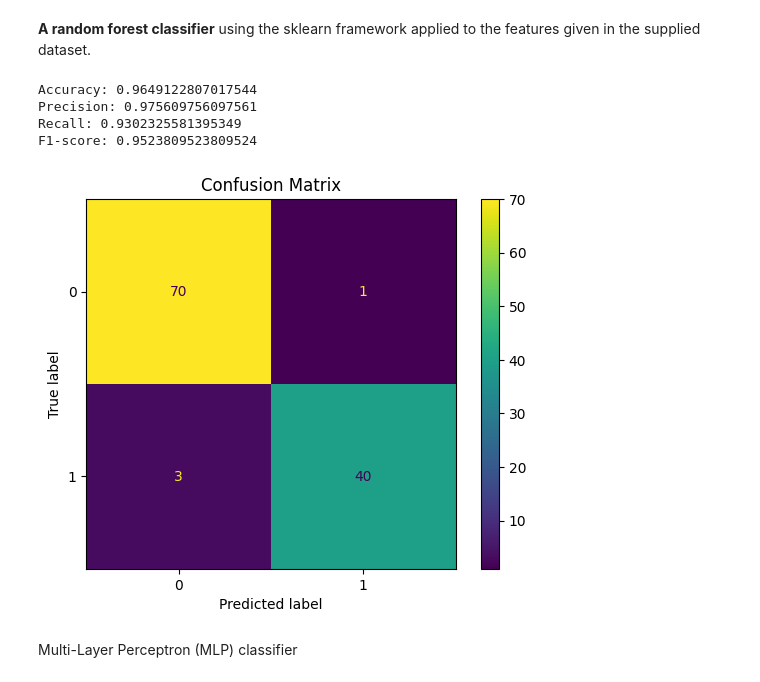
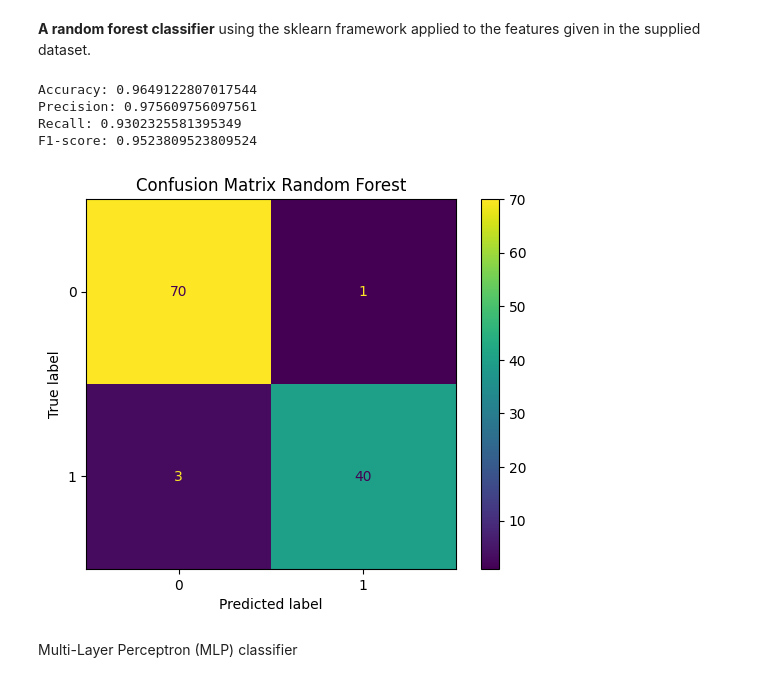
Before and after one commit to CXianRen/DAT410, a Jupyter notebook: Assignment/A4/main.ipynb, the cells around one changed output. Drawn from its saved outputs; the diff is of its cells as text; code cells hidden in the pictures.

```diff
--- a/Assignment/A4/main.ipynb
+++ b/Assignment/A4/main.ipynb
@@ -181,29 +181,29 @@ F1-score: 0.6350974930362117
 # %%
 import pandas as pd
 from sklearn.model_selection import train_test_split
 from sklearn.ensemble import RandomForestClassifier
 from sklearn.metrics import accuracy_score
 
 df_rf = pd.read_pickle(data_file)
 
 X = df_rf.drop(columns=['malignant'])
 y = df_rf['malignant']
 
 X_train, X_test, y_train, y_test = train_test_split(X, y, test_size=0.2, random_state=42)
 
 rf_classifier = RandomForestClassifier(n_estimators=50, random_state=42)
 rf_classifier.fit(X_train, y_train)
 
 y_pred = rf_classifier.predict(X_test)
 
 accuracy = accuracy_score(y_test, y_pred)
-print_metrics(y_test, y_pred)
+print_metrics(y_test, y_pred, "Random Forest")
 # %% [output]
 Accuracy: 0.9649122807017544
 Precision: 0.975609756097561
 Recall: 0.9302325581395349
 F1-score: 0.9523809523809524
-[figure, old version]
+[figure, new version]
 # %% [markdown]
 Multi-Layer Perceptron (MLP) classifier
 # %%
```
Also changed, not shown: parts of 2 cells of this notebook.
